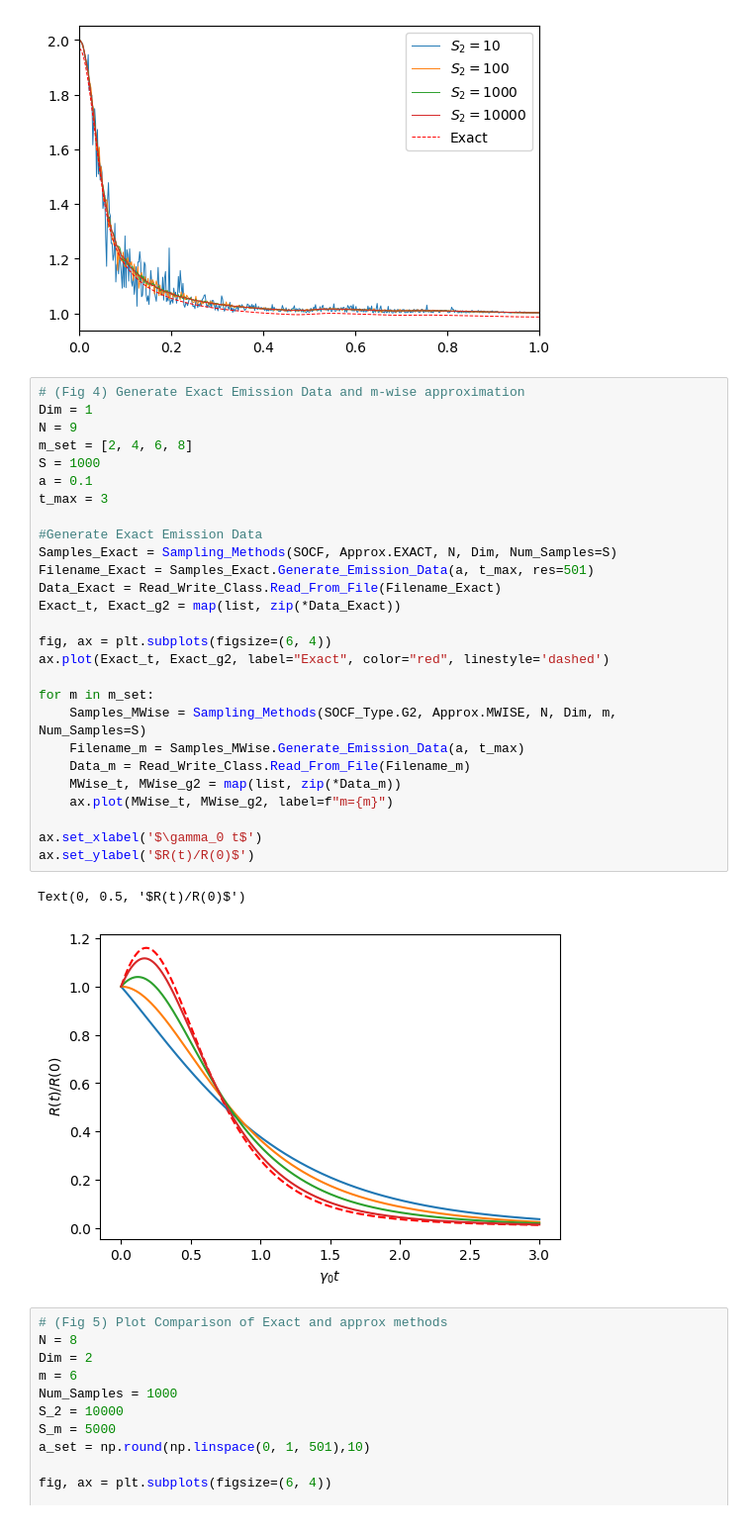
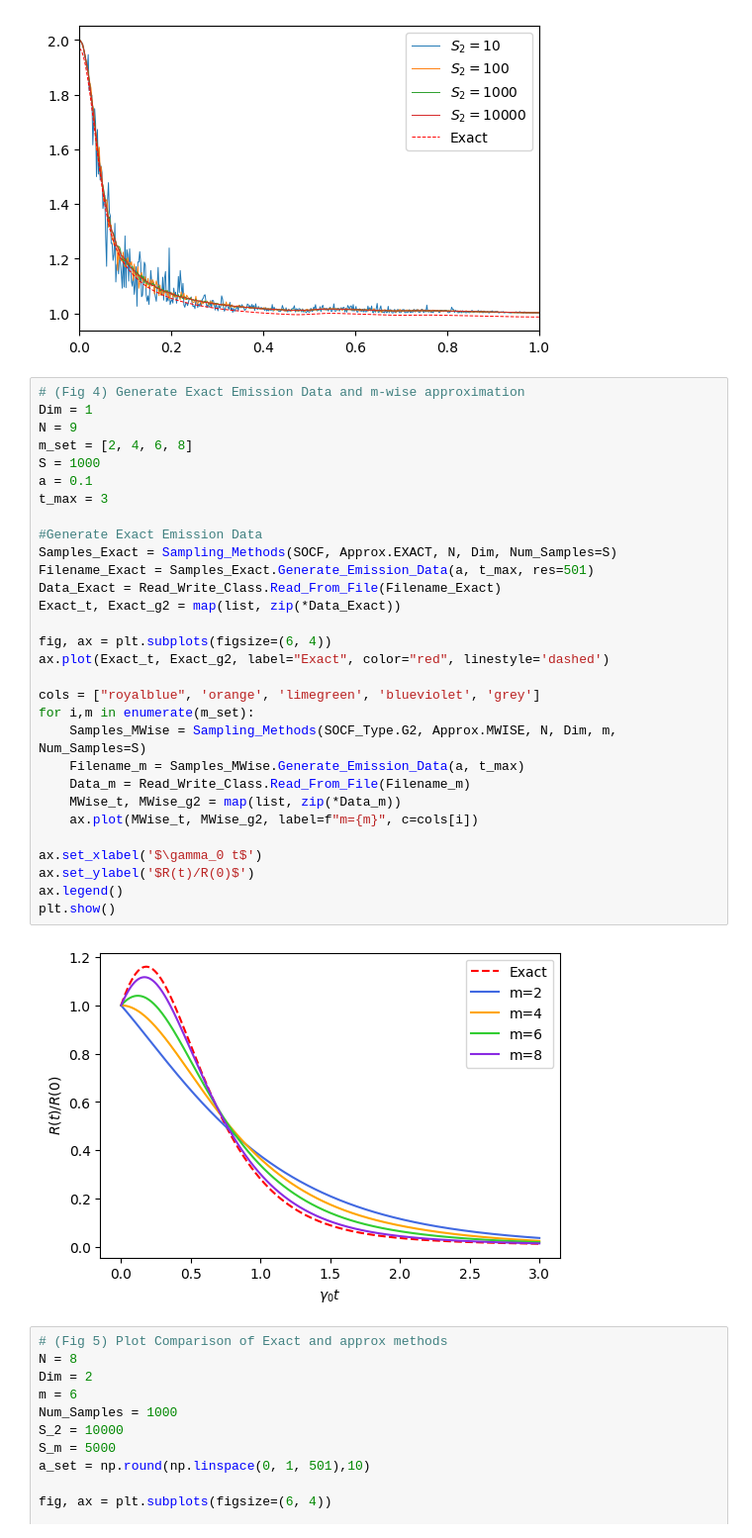
Before and after one commit to Daneyles1/PhD_Projects, a Jupyter notebook: Sampling Methods/Plotting_Visuals.ipynb, the cells around one changed output. Shown: that part at 99% size. Cells and saved outputs as stored; diff of their text form.

```diff
--- a/Sampling Methods/Plotting_Visuals.ipynb
+++ b/Sampling Methods/Plotting_Visuals.ipynb
@@ -95,33 +95,35 @@ plt.show()
 # %%
 # (Fig 4) Generate Exact Emission Data and m-wise approximation
 Dim = 1
 N = 9
 m_set = [2, 4, 6, 8]
 S = 1000
 a = 0.1
 t_max = 3
 
 #Generate Exact Emission Data
 Samples_Exact = Sampling_Methods(SOCF, Approx.EXACT, N, Dim, Num_Samples=S)
 Filename_Exact = Samples_Exact.Generate_Emission_Data(a, t_max, res=501)
 Data_Exact = Read_Write_Class.Read_From_File(Filename_Exact)
 Exact_t, Exact_g2 = map(list, zip(*Data_Exact))
 
 fig, ax = plt.subplots(figsize=(6, 4))
 ax.plot(Exact_t, Exact_g2, label="Exact", color="red", linestyle='dashed')
 
-for m in m_set:
+cols = ["royalblue", 'orange', 'limegreen', 'blueviolet', 'grey']
+for i,m in enumerate(m_set):
     Samples_MWise = Sampling_Methods(SOCF_Type.G2, Approx.MWISE, N, Dim, m, Num_Samples=S)
     Filename_m = Samples_MWise.Generate_Emission_Data(a, t_max)
     Data_m = Read_Write_Class.Read_From_File(Filename_m)
     MWise_t, MWise_g2 = map(list, zip(*Data_m))
-    ax.plot(MWise_t, MWise_g2, label=f"m={m}")
+    ax.plot(MWise_t, MWise_g2, label=f"m={m}", c=cols[i])
 
 ax.set_xlabel('$\gamma_0 t$')
 ax.set_ylabel('$R(t)/R(0)$')
+ax.legend()
+plt.show()
 # %% [output]
-Text(0, 0.5, '$R(t)/R(0)$')
-[figure, old version]
+[figure, new version]
 # %%
 # (Fig 5) Plot Comparison of Exact and approx methods
 N = 8
```
Also changed, not shown: parts of 4 cells of this notebook, 21 other files.
